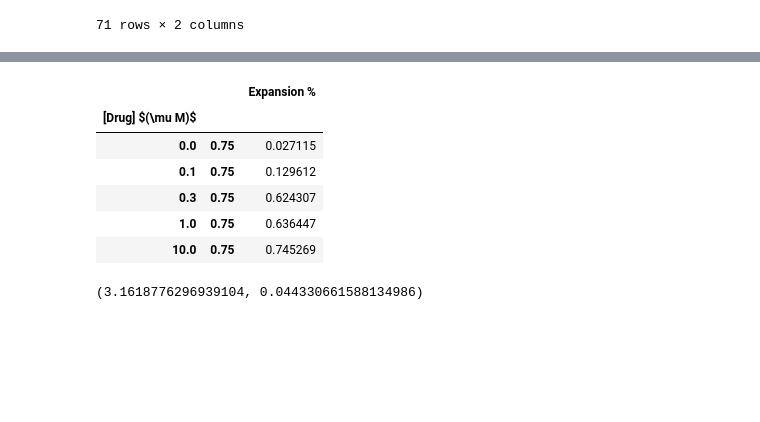
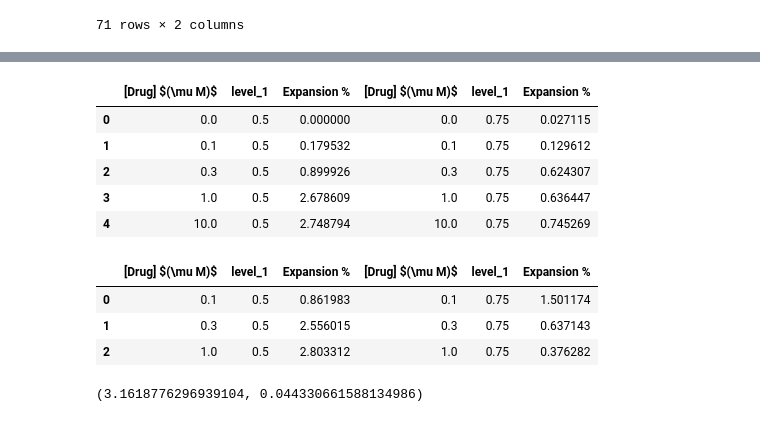
Before and after one commit to sofiacruzt/sofia-brouhardlab, a Jupyter notebook: curvature_taxol/expansion-compaction.ipynb, the cells around one changed output, grey strips where cells are left out. Saved outputs shown, nothing was run; the diff lists cells and outputs as text; code cells hidden in the pictures; blank space fills up the shorter version.

Commit message:
added median quantiles for all drugs

```diff
--- a/curvature_taxol/expansion-compaction.ipynb
+++ b/curvature_taxol/expansion-compaction.ipynb
@@ -630,14 +617,26 @@ expdata.groupby(drug).quantile([0.5])
 # %%
-Qdata = expdata.groupby(drug).quantile([0.75]) - expdata.groupby(drug).quantile([0.25]).values
-Qdata
+def median_quantiles(joindata, drugname):
+    expdata = joindata[joindata[drugtype] == drugname][[drug,'Expansion %']]
+    medianexp = expdata.groupby(drug).quantile([0.5])
+    Qdata = expdata.groupby(drug).quantile([0.75]) - expdata.groupby(drug).quantile([0.25]).values
+
+    return pd.concat([medianexp.reset_index(), Qdata.reset_index()], axis=1)
-# %% [output]
-|  |  | Expansion % |
-| [Drug] $(\mu M)$ |  |  |
-| 0.0 | 0.75 | 0.027115 |
-| 0.1 | 0.75 | 0.129612 |
-| 0.3 | 0.75 | 0.624307 |
-| 1.0 | 0.75 | 0.636447 |
-| 10.0 | 0.75 | 0.745269 |
+# %%
+median_quantiles(joindata, 'Paclitaxel')
+# %% [output]
+|  | [Drug] $(\mu M)$ | level_1 | Expansion % | [Drug] $(\mu M)$ | level_1 | Expansion % |
+| 0 | 0.0 | 0.5 | 0.000000 | 0.0 | 0.75 | 0.027115 |
+| 1 | 0.1 | 0.5 | 0.179532 | 0.1 | 0.75 | 0.129612 |
+| 2 | 0.3 | 0.5 | 0.899926 | 0.3 | 0.75 | 0.624307 |
+| 3 | 1.0 | 0.5 | 2.678609 | 1.0 | 0.75 | 0.636447 |
+| 4 | 10.0 | 0.5 | 2.748794 | 10.0 | 0.75 | 0.745269 |
+# %%
+median_quantiles(joindata, 'Docetaxel')
+# %% [output]
+|  | [Drug] $(\mu M)$ | level_1 | Expansion % | [Drug] $(\mu M)$ | level_1 | Expansion % |
+| 0 | 0.1 | 0.5 | 0.861983 | 0.1 | 0.75 | 1.501174 |
+| 1 | 0.3 | 0.5 | 2.556015 | 0.3 | 0.75 | 0.637143 |
+| 2 | 1.0 | 0.5 | 2.803312 | 1.0 | 0.75 | 0.376282 |
 # %%
 def hillEQ(x, n, kd):
     return  y[-1] * np.power(x, n)/(kd + np.power(x, n))
```
Also changed, not shown: parts of 5 cells of this notebook.
